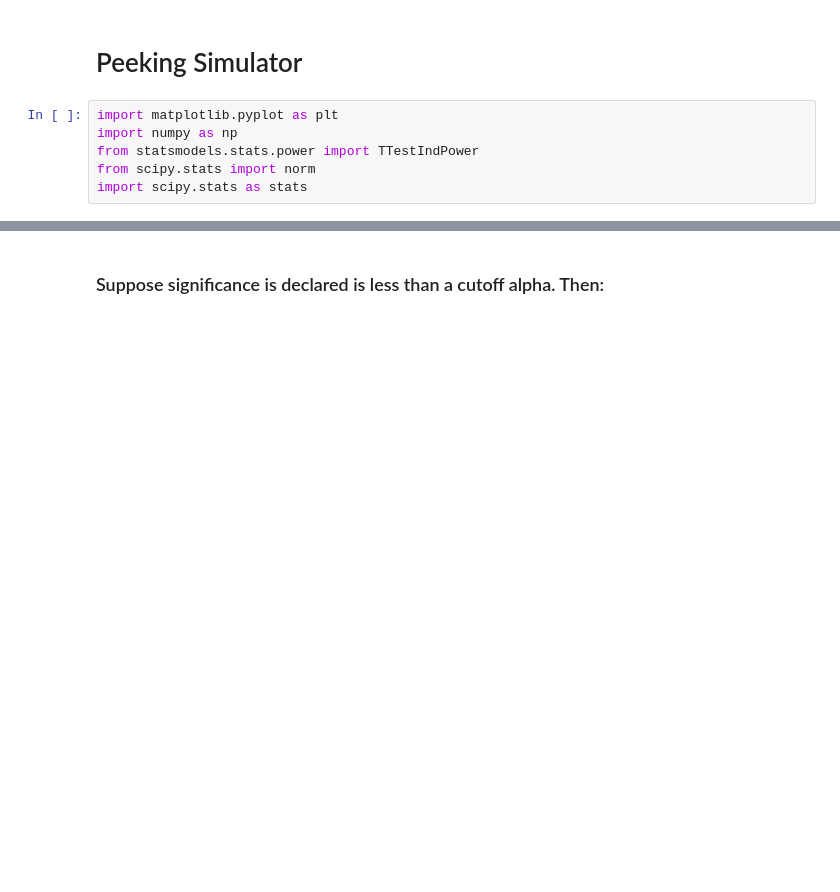
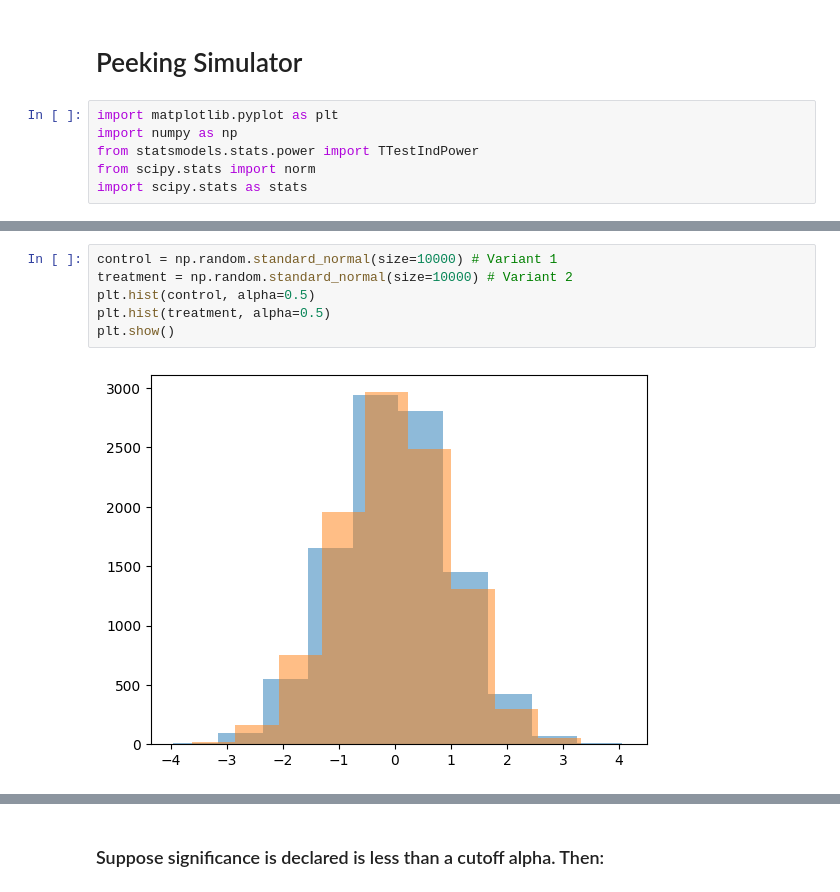
Before and after one commit to juanpi19/medium-articles, a Jupyter notebook: ab-testing-peeking-04/peeking_simulator.ipynb, the cells around one changed output, grey strips where cells are left out. Drawn from its saved outputs; the diff is of its cells as text; blank space fills up the shorter version.

```diff
--- a/ab-testing-peeking-04/peeking_simulator.ipynb
+++ b/ab-testing-peeking-04/peeking_simulator.ipynb
@@ -41,0 +18,8 @@ def z_to_p_value(z_score, two_tailed=True):
+# %%
+control = np.random.standard_normal(size=10000) # Variant 1
+treatment = np.random.standard_normal(size=10000) # Variant 2
+plt.hist(control, alpha=0.5)
+plt.hist(treatment, alpha=0.5)
+plt.show()
+# %% [output]
+[figure, added]
```
Also changed, not shown: parts of 11 cells of this notebook.
